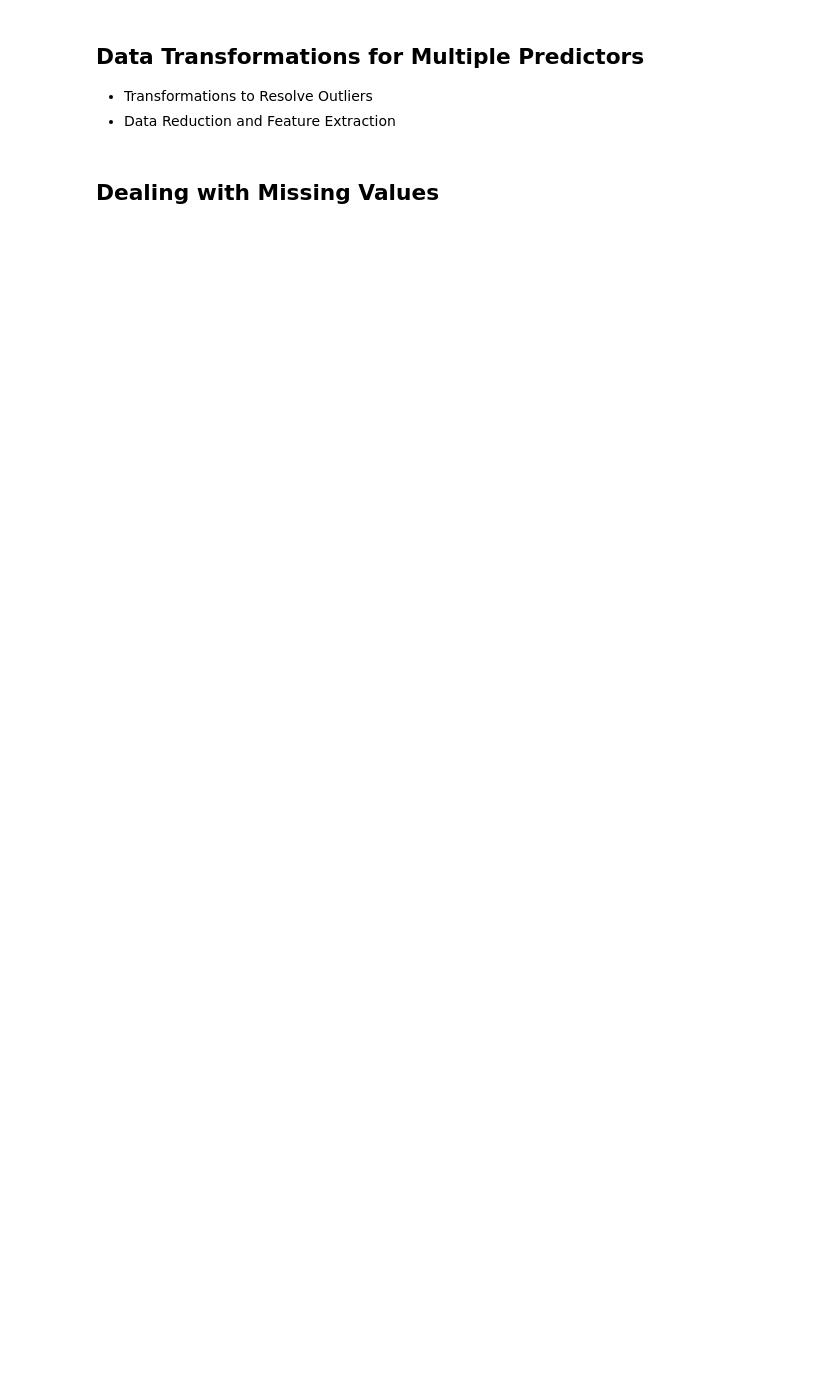
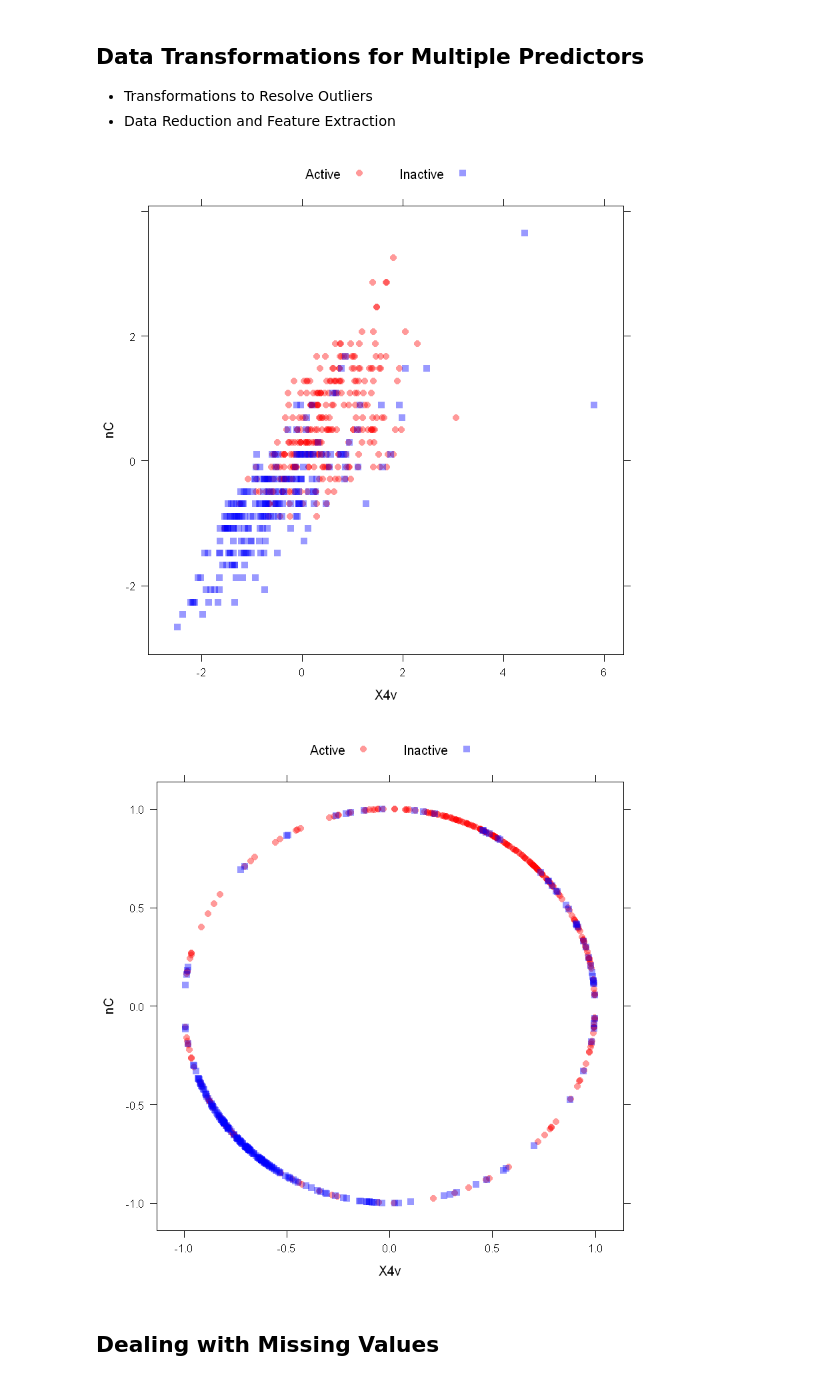
Before and after one commit to Randallzoeng/BookClub, a Jupyter notebook: AppliedPredictiveModeling/3.1. Case Study Cell Segmentation in High-Content Screening.ipynb, the cells around one changed output. Cells and saved outputs as stored; diff of their text form; code cells hidden in the pictures; blank space fills up the shorter version.

```diff
--- a/AppliedPredictiveModeling/3.1. Case Study Cell Segmentation in High-Content Screening.ipynb
+++ b/AppliedPredictiveModeling/3.1. Case Study Cell Segmentation in High-Content Screening.ipynb
@@ -61,5 +51,19 @@ The following objects are masked from ‘package:psych’:
 ## Data Transformations for Multiple Predictors
 - Transformations to Resolve Outliers
 - Data Reduction and Feature Extraction
+# %%
+library(AppliedPredictiveModeling)
+transparentTheme(trans = .4)
+data(mdrr)
+plotSubset <- data.frame(scale(mdrrDescr[,c("nC","X4v")]))
+layout(matrix(c(1,2),nr=1,byrow=T))
+xyplot(nC ~ X4v,data = plotSubset,groups = mdrrClass, auto.key = list(columns = 2))
+
+transformed <- spatialSign(plotSubset)
+transformed <- as.data.frame(transformed)
+xyplot(nC ~ X4v, data = transformed, groups = mdrrClass, auto.key = list(columns = 2))
+# %% [output]
+[figure, added]
+[figure, added]
 # %% [markdown]
 ## Dealing with Missing Values
```
Also changed, not shown: parts of 22 cells of this notebook.
